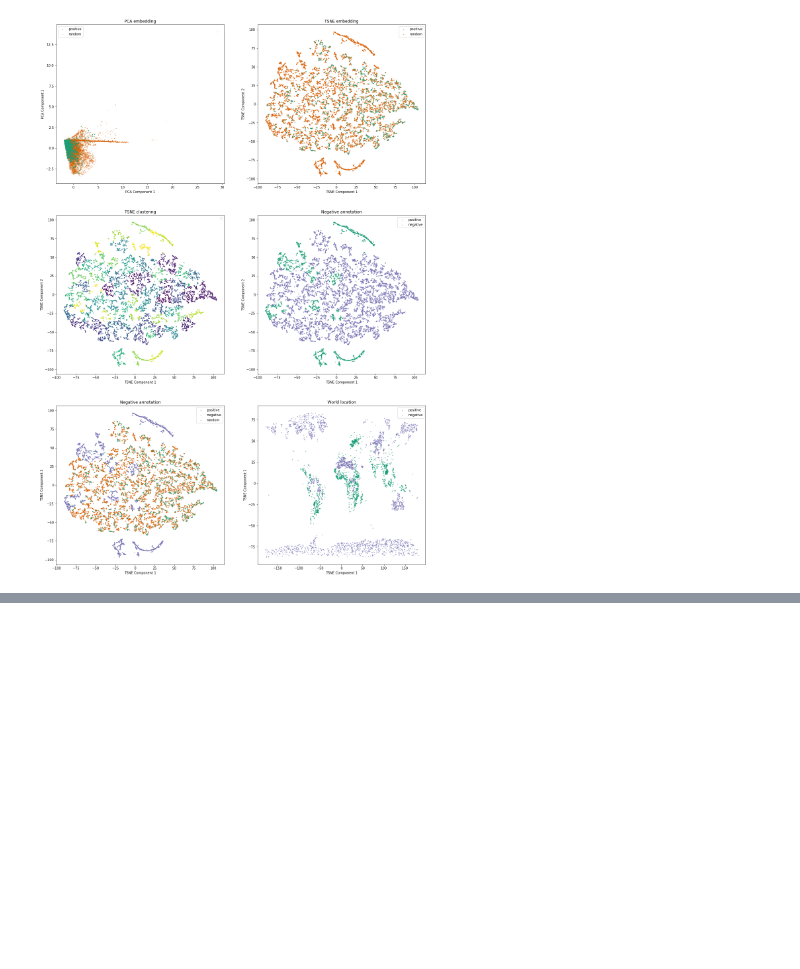
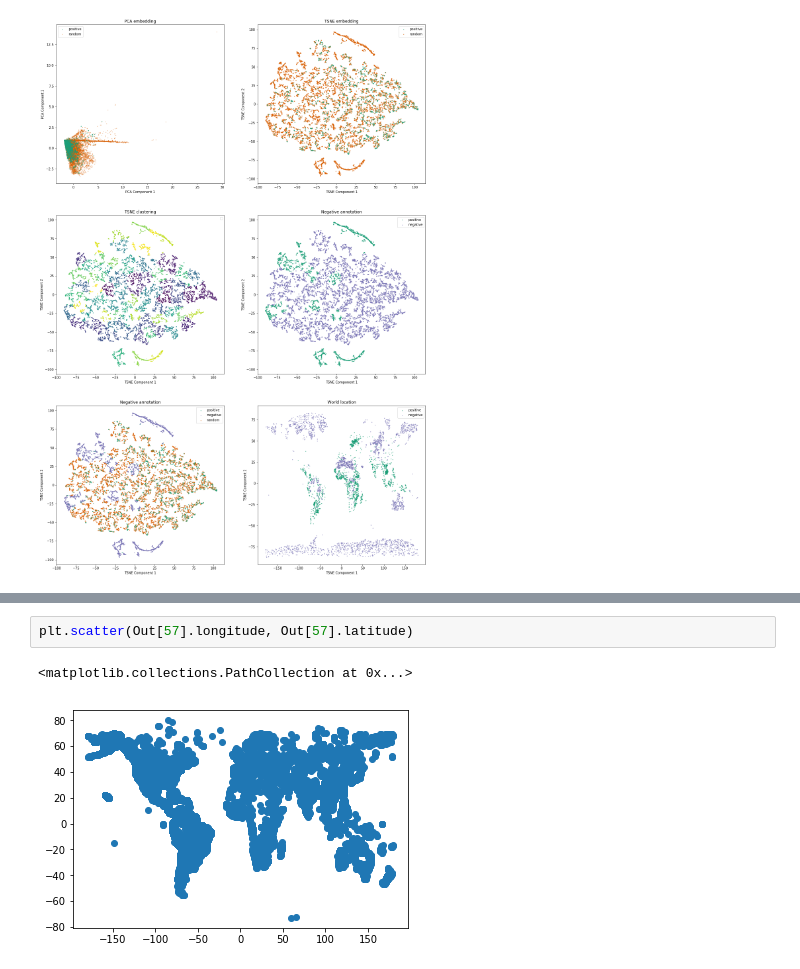
Before and after one commit to thiesgehrmann/JuSiPy_Asser, a Jupyter notebook: 1_pipeline_features.ipynb, the cells around one changed output, grey strips where cells are left out. Saved outputs shown, nothing was run; the diff lists cells and outputs as text; blank space fills up the shorter version.

```diff
--- a/1_pipeline_features.ipynb
+++ b/1_pipeline_features.ipynb
@@ -396,0 +419,5 @@ No handles with labels found to put in legend.
+# %%
+plt.scatter(Out[57].longitude, Out[57].latitude)
+# %% [output]
+<matplotlib.collections.PathCollection at 0x...>
+[figure, added]
```
Also changed, not shown: parts of 2 cells of this notebook, 2 other files.
